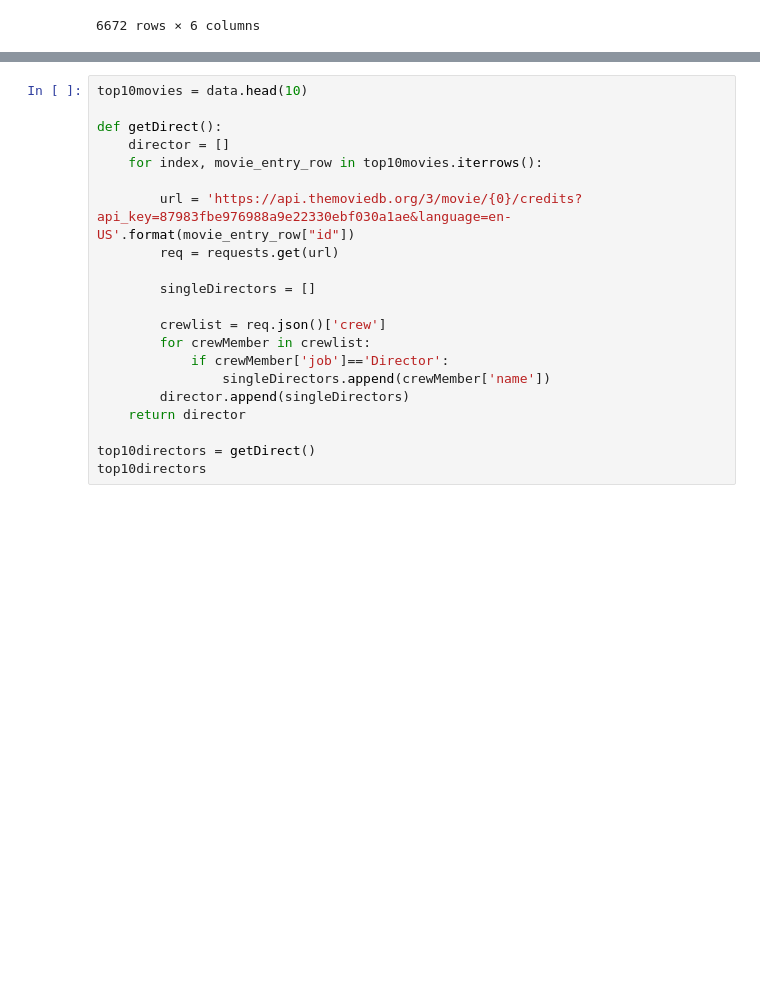
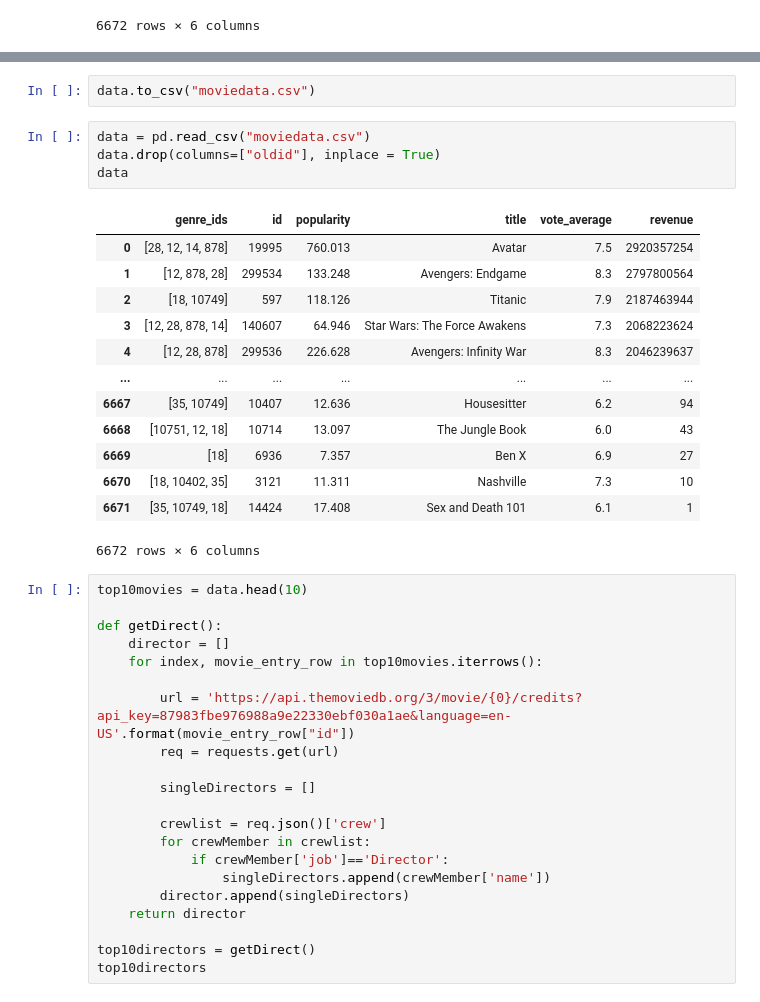
Before and after one commit to Mseymour16/CCIC_DS1, a Jupyter notebook: DS1 Project 2.ipynb, the cells around one changed output, grey strips where cells are left out. Drawn from its saved outputs; the diff is of its cells as text; blank space fills up the shorter version.

```diff
--- a/DS1 Project 2.ipynb
+++ b/DS1 Project 2.ipynb
@@ -175,3 +173,23 @@ d
+# %%
+data.to_csv("moviedata.csv")
+# %%
+data = pd.read_csv("moviedata.csv")
+data.drop(columns=["oldid"], inplace = True)
+data
+# %% [output]
+|  | genre_ids | id | popularity | title | vote_average | revenue |
+| 0 | [28, 12, 14, 878] | 19995 | 760.013 | Avatar | 7.5 | 2920357254 |
+| 1 | [12, 878, 28] | 299534 | 133.248 | Avengers: Endgame | 8.3 | 2797800564 |
+| 2 | [18, 10749] | 597 | 118.126 | Titanic | 7.9 | 2187463944 |
+| 3 | [12, 28, 878, 14] | 140607 | 64.946 | Star Wars: The Force Awakens | 7.3 | 2068223624 |
+| 4 | [12, 28, 878] | 299536 | 226.628 | Avengers: Infinity War | 8.3 | 2046239637 |
+| ... | ... | ... | ... | ... | ... | ... |
+| 6667 | [35, 10749] | 10407 | 12.636 | Housesitter | 6.2 | 94 |
+| 6668 | [10751, 12, 18] | 10714 | 13.097 | The Jungle Book | 6.0 | 43 |
+| 6669 | [18] | 6936 | 7.357 | Ben X | 6.9 | 27 |
+| 6670 | [18, 10402, 35] | 3121 | 11.311 | Nashville | 7.3 | 10 |
+| 6671 | [35, 10749, 18] | 14424 | 17.408 | Sex and Death 101 | 6.1 | 1 |
+6672 rows × 6 columns
 # %%
 top10movies = data.head(10)
 
```
Also changed, not shown: parts of 9 cells of this notebook, 1 other file.
